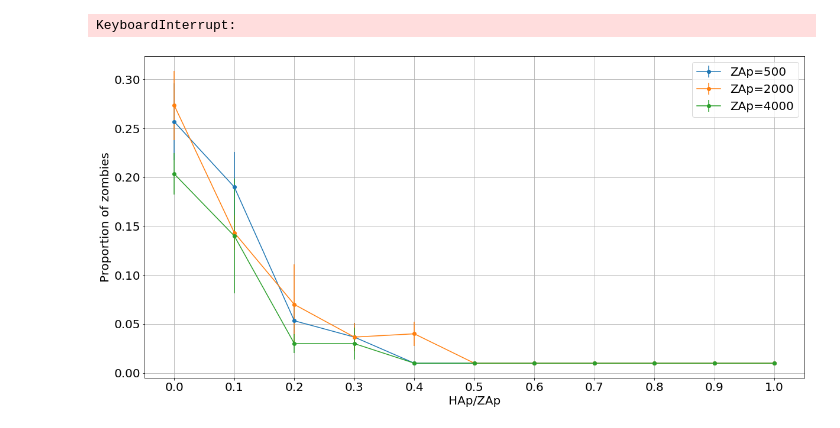
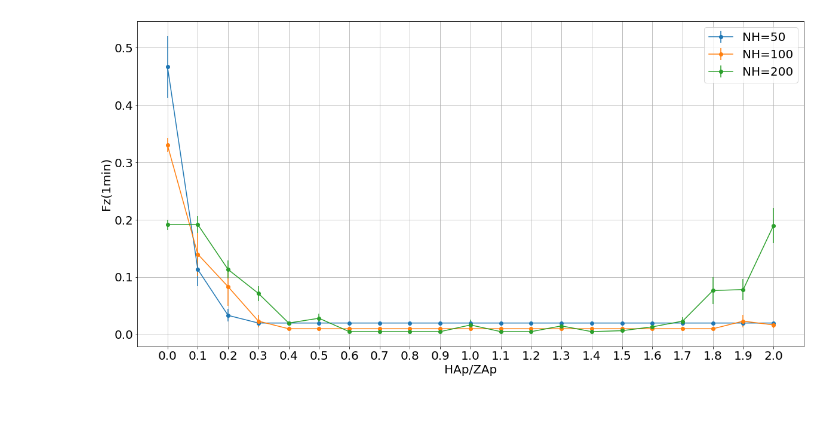
Before and after one commit to atormakh/SimulacionDeSistemas, a Jupyter notebook: Zombies/comparison.ipynb, the cells around one changed output. Drawn from its saved outputs; the diff is of its cells as text; code cells hidden in the pictures.

Commit message:
Comparison Graph

```diff
--- a/Zombies/comparison.ipynb
+++ b/Zombies/comparison.ipynb
@@ -9,6 +9,7 @@ from scipy.ndimage.filters import gaussian_filter
 
 plt.rcParams.update({'font.size': 20})
 plt.rc('figure', figsize=(20, 10))
+plt.rc('figure', facecolor=(1,1,1,1))
 # %%
 def exec(dt=1e-2, output_dt=1e-1, tf=60*3, vz=3, nh=10, entityAp=2000, zombieAp=2000):
 
@@ -24,22 +25,22 @@ def exec(dt=1e-2, output_dt=1e-1, tf=60*3, vz=3, nh=10, entityAp=2000, zombieAp=
     return data
 # %%
 results = {}
-NH = 100
 iterations = 3
 #Ap = np.linspace(0, 2000, 10)
-proportion = np.arange(0, 1.1, 0.1)
-ZAp = [500, 2000, 4000]
+proportion = np.arange(0, 2.1, 0.1)
+zap = 2000
+nh = [50, 100, 200]
 
 if os.path.isfile("results.pickle"):
     results = pickle.load(open("results.pickle", "rb"))
 else:
 
-    for zap in ZAp:
+    for n in nh:
         res_p = {}
         for p in proportion:
             res_iterations = {}
             for iteration in range(iterations):
-                data = exec(nh=NH, dt=1e-2, output_dt=1,
+                data = exec(nh=n, dt=1e-2, output_dt=1,
                             entityAp=zap*p, zombieAp=zap, tf=60)
                 time = []
                 zcount = []
@@ -51,29 +52,27 @@ else:
                 res["zcount"] = zcount
                 res_iterations[iteration] = res
             res_p[p] = res_iterations
-        results[zap] = res_p
+        results[n] = res_p
-# %% [output]
-KeyboardInterrupt:
 # %%
-for zap in ZAp:
+for n in nh:
     means = []
     errors = []
-    res_p = results[zap]
+    res_p = results[n]
     for p in proportion:
         res = res_p[p]
         values = []
         for iteration in res:
-            values.append(res[iteration]["zcount"][-1]/NH)
+            values.append(res[iteration]["zcount"][-1]/n)
         means.append(np.mean(values))
         errors.append(np.std(values)/np.sqrt(len(values)))
-    plt.errorbar(proportion, means, yerr=errors, fmt="o-", label=f"ZAp={zap}")
+    plt.errorbar(proportion, means, yerr=errors, fmt="o-", label=f"NH={n}")
 plt.legend()
-plt.ylabel("Proportion of zombies")
+plt.ylabel("Fz(1min)")
 plt.xlabel("HAp/ZAp")
 plt.xticks(proportion)
 plt.grid()
 plt.show()
 # %% [output]
-[figure, old version]
+[figure, new version]
 # %%
 pickle.dump(results, open("results.pickle", "wb"))
```
Also changed, not shown: 5 other files.
